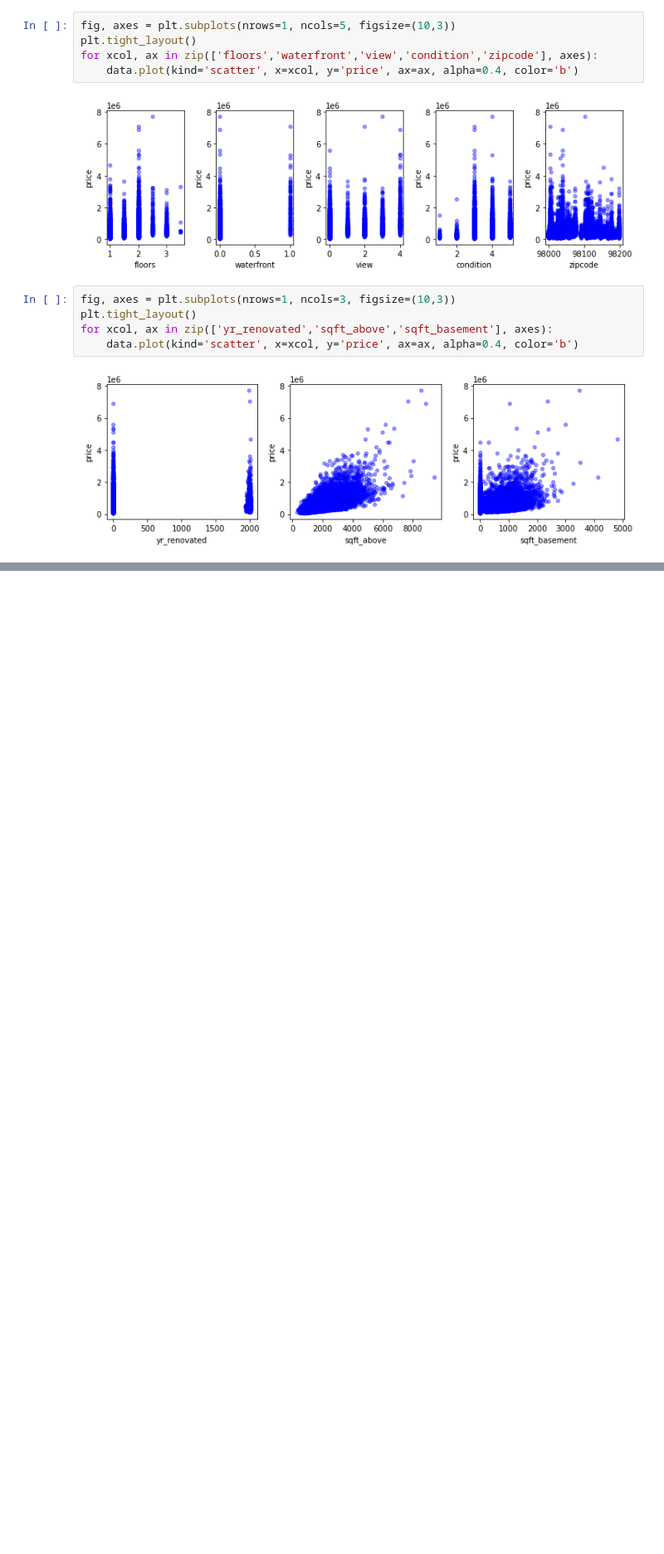
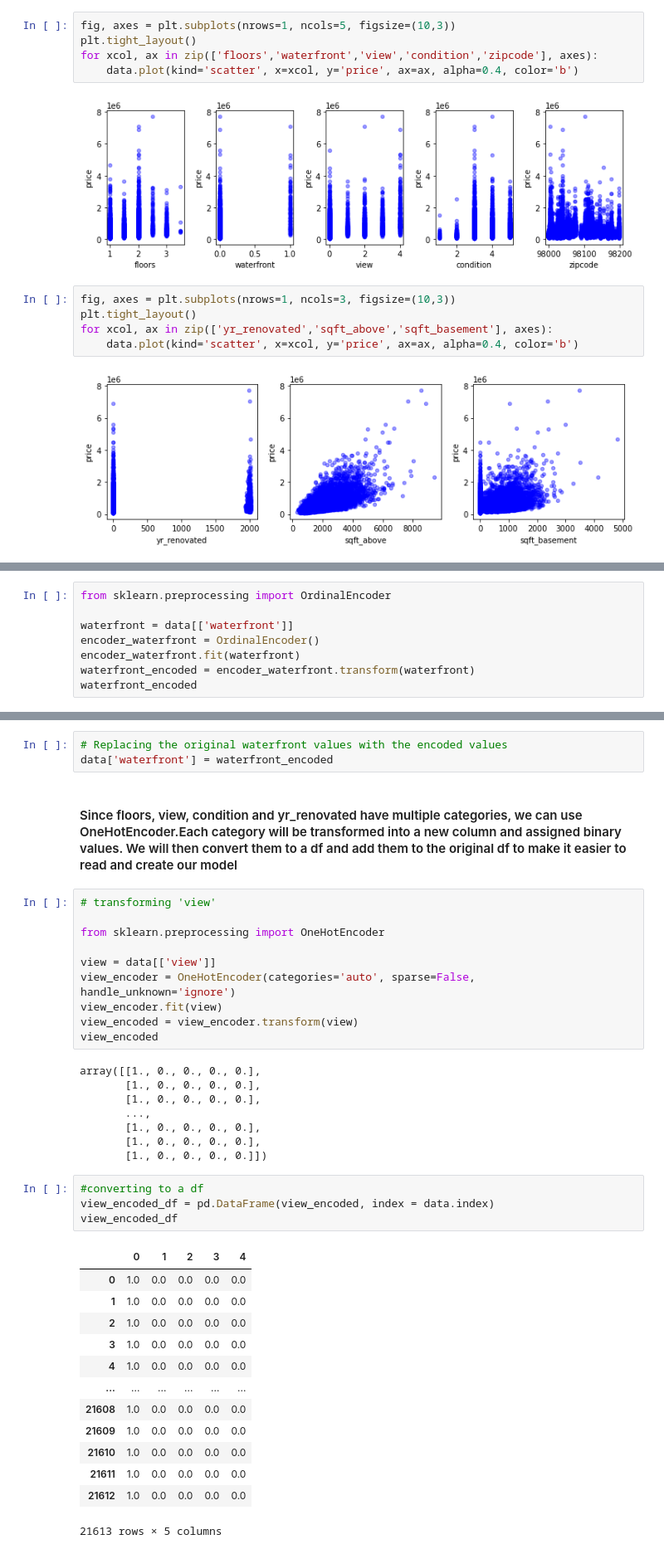
Before and after one commit to rahulakrish/linear_regression, a Jupyter notebook: phase2_project.ipynb, the cells around one changed output, grey strips where cells are left out. Shown at 83% size. Saved outputs shown, nothing was run; the diff lists cells and outputs as text; blank space fills up the shorter version.

```diff
--- a/phase2_project.ipynb
+++ b/phase2_project.ipynb
@@ -77,0 +135,8 @@ for xcol, ax in zip(['yr_renovated','sqft_above','sqft_basement'], axes):
+# %%
+from sklearn.preprocessing import OrdinalEncoder
+
+waterfront = data[['waterfront']]
+encoder_waterfront = OrdinalEncoder()
+encoder_waterfront.fit(waterfront)
+waterfront_encoded = encoder_waterfront.transform(waterfront)
+waterfront_encoded
@@ -77,0 +151,41 @@ for xcol, ax in zip(['yr_renovated','sqft_above','sqft_basement'], axes):
+# %%
+# Replacing the original waterfront values with the encoded values
+data['waterfront'] = waterfront_encoded
+# %% [markdown]
+#### Since floors, view, condition and yr_renovated have multiple categories, we can use OneHotEncoder.Each category will be transformed into a new column and assigned binary values. We will then convert them to a df and add them to the original df to make it easier to read and create our model
+# %%
+# transforming 'view'
+
+from sklearn.preprocessing import OneHotEncoder
+
+view = data[['view']]
+view_encoder = OneHotEncoder(categories='auto', sparse=False, handle_unknown='ignore')
+view_encoder.fit(view)
+view_encoded = view_encoder.transform(view)
+view_encoded
+# %% [output]
+array([[1., 0., 0., 0., 0.],
+       [1., 0., 0., 0., 0.],
+       [1., 0., 0., 0., 0.],
+       ...,
+       [1., 0., 0., 0., 0.],
+       [1., 0., 0., 0., 0.],
+       [1., 0., 0., 0., 0.]])
+# %%
+#converting to a df
+view_encoded_df = pd.DataFrame(view_encoded, index = data.index)
+view_encoded_df
+# %% [output]
+|  | 0 | 1 | 2 | 3 | 4 |
+| 0 | 1.0 | 0.0 | 0.0 | 0.0 | 0.0 |
+| 1 | 1.0 | 0.0 | 0.0 | 0.0 | 0.0 |
+| 2 | 1.0 | 0.0 | 0.0 | 0.0 | 0.0 |
+| 3 | 1.0 | 0.0 | 0.0 | 0.0 | 0.0 |
+| 4 | 1.0 | 0.0 | 0.0 | 0.0 | 0.0 |
+| ... | ... | ... | ... | ... | ... |
+| 21608 | 1.0 | 0.0 | 0.0 | 0.0 | 0.0 |
+| 21609 | 1.0 | 0.0 | 0.0 | 0.0 | 0.0 |
+| 21610 | 1.0 | 0.0 | 0.0 | 0.0 | 0.0 |
+| 21611 | 1.0 | 0.0 | 0.0 | 0.0 | 0.0 |
+| 21612 | 1.0 | 0.0 | 0.0 | 0.0 | 0.0 |
+21613 rows × 5 columns
```
Also changed, not shown: parts of 27 cells of this notebook.
